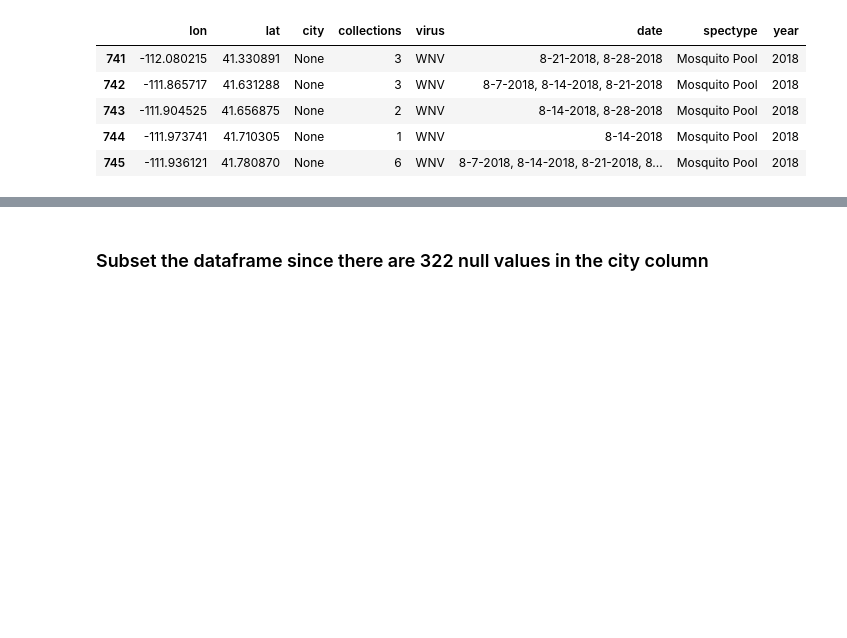
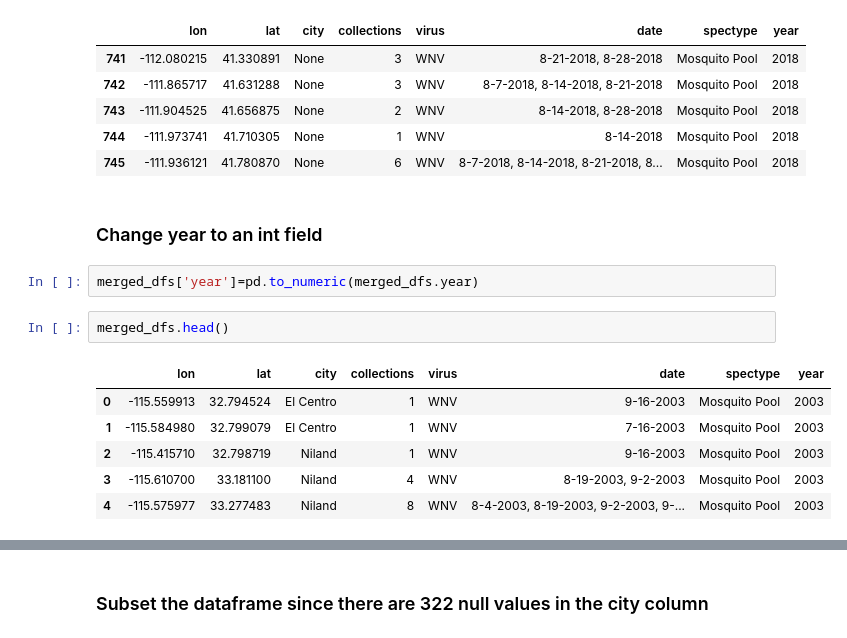
Before and after one commit to bazini627/nmpFinalProject, a Jupyter notebook: wnvDataCleanup.ipynb, the cells around one changed output, grey strips where cells are left out. Cells and saved outputs as stored; diff of their text form; blank space fills up the shorter version.

```diff
--- a/wnvDataCleanup.ipynb
+++ b/wnvDataCleanup.ipynb
@@ -353,3 +353,16 @@ merged_dfs.tail()
 | 743 | -111.904525 | 41.656875 | None | 2 | WNV | 8-14-2018, 8-28-2018 | Mosquito Pool | 2018 |
 | 744 | -111.973741 | 41.710305 | None | 1 | WNV | 8-14-2018 | Mosquito Pool | 2018 |
 | 745 | -111.936121 | 41.780870 | None | 6 | WNV | 8-7-2018, 8-14-2018, 8-21-2018, 8... | Mosquito Pool | 2018 |
+# %% [markdown]
+### Change year to an int field
+# %%
+merged_dfs['year']=pd.to_numeric(merged_dfs.year)
+# %%
+merged_dfs.head()
+# %% [output]
+|  | lon | lat | city | collections | virus | date | spectype | year |
+| 0 | -115.559913 | 32.794524 | El Centro | 1 | WNV | 9-16-2003 | Mosquito Pool | 2003 |
+| 1 | -115.584980 | 32.799079 | El Centro | 1 | WNV | 7-16-2003 | Mosquito Pool | 2003 |
+| 2 | -115.415710 | 32.798719 | Niland | 1 | WNV | 9-16-2003 | Mosquito Pool | 2003 |
+| 3 | -115.610700 | 33.181100 | Niland | 4 | WNV | 8-19-2003, 9-2-2003 | Mosquito Pool | 2003 |
+| 4 | -115.575977 | 33.277483 | Niland | 8 | WNV | 8-4-2003, 8-19-2003, 9-2-2003, 9-... | Mosquito Pool | 2003 |
```
Also changed, not shown: parts of 8 cells of this notebook, 1 other file.
